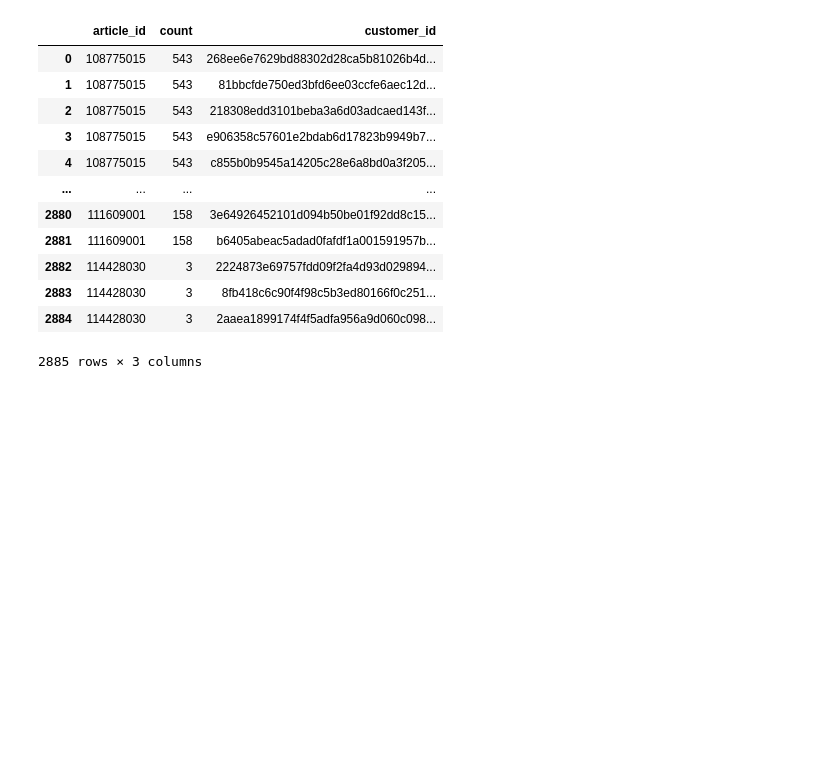
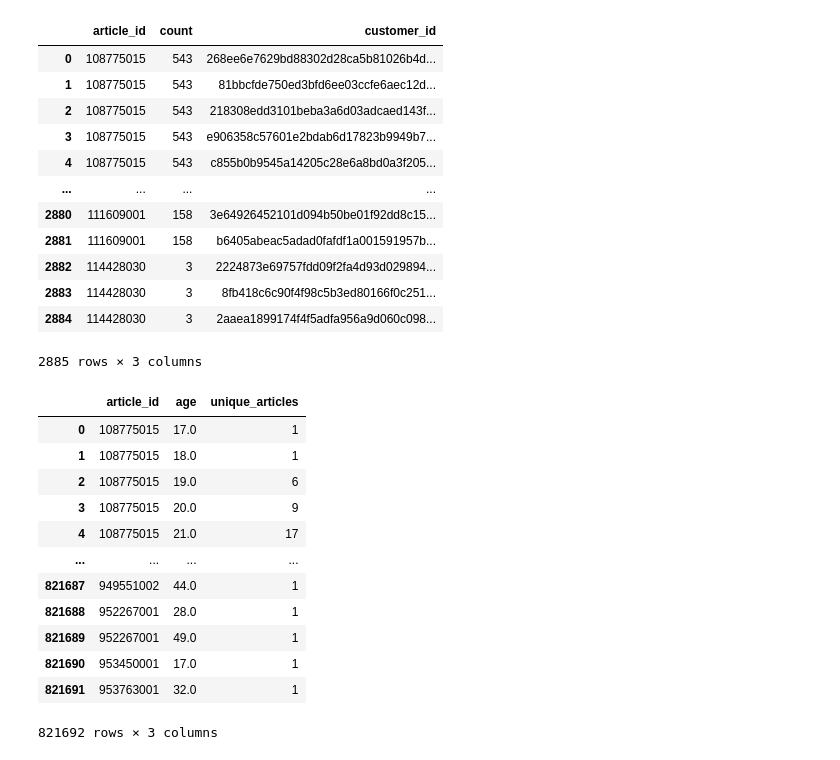
Before and after one commit to treb93/pyhm, a Jupyter notebook: clust_cust.ipynb, the cells around one changed output. Cells and saved outputs as stored; diff of their text form; code cells hidden in the pictures; blank space fills up the shorter version.

```diff
--- a/clust_cust.ipynb
+++ b/clust_cust.ipynb
@@ -239,3 +239,23 @@ bartcust_12
 | 2883 | 114428030 | 3 | 8fb418c6c90f4f98c5b3ed80166f0c251... |
 | 2884 | 114428030 | 3 | 2aaea1899174f4f5adfa956a9d060c098... |
 2885 rows × 3 columns
+# %%
+# Df du nombre d'articles achetés selon la tranche d'âge
+art_age = tcas.groupby(['article_id', 'age'], as_index=False).agg(
+  unique_articles = ('article_id', 'count')
+)
+art_age
+# %% [output]
+|  | article_id | age | unique_articles |
+| 0 | 108775015 | 17.0 | 1 |
+| 1 | 108775015 | 18.0 | 1 |
+| 2 | 108775015 | 19.0 | 6 |
+| 3 | 108775015 | 20.0 | 9 |
+| 4 | 108775015 | 21.0 | 17 |
+| ... | ... | ... | ... |
+| 821687 | 949551002 | 44.0 | 1 |
+| 821688 | 952267001 | 28.0 | 1 |
+| 821689 | 952267001 | 49.0 | 1 |
+| 821690 | 953450001 | 17.0 | 1 |
+| 821691 | 953763001 | 32.0 | 1 |
+821692 rows × 3 columns
```
Also changed, not shown: parts of 2 cells of this notebook.
